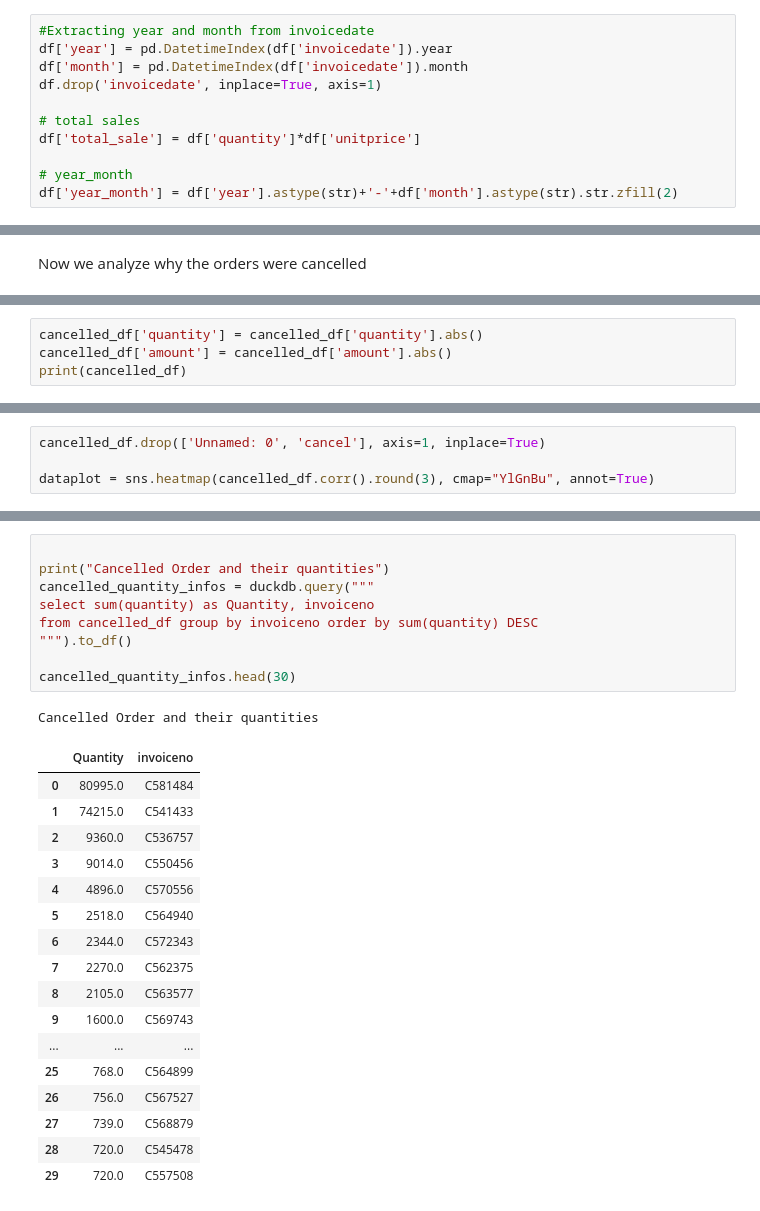
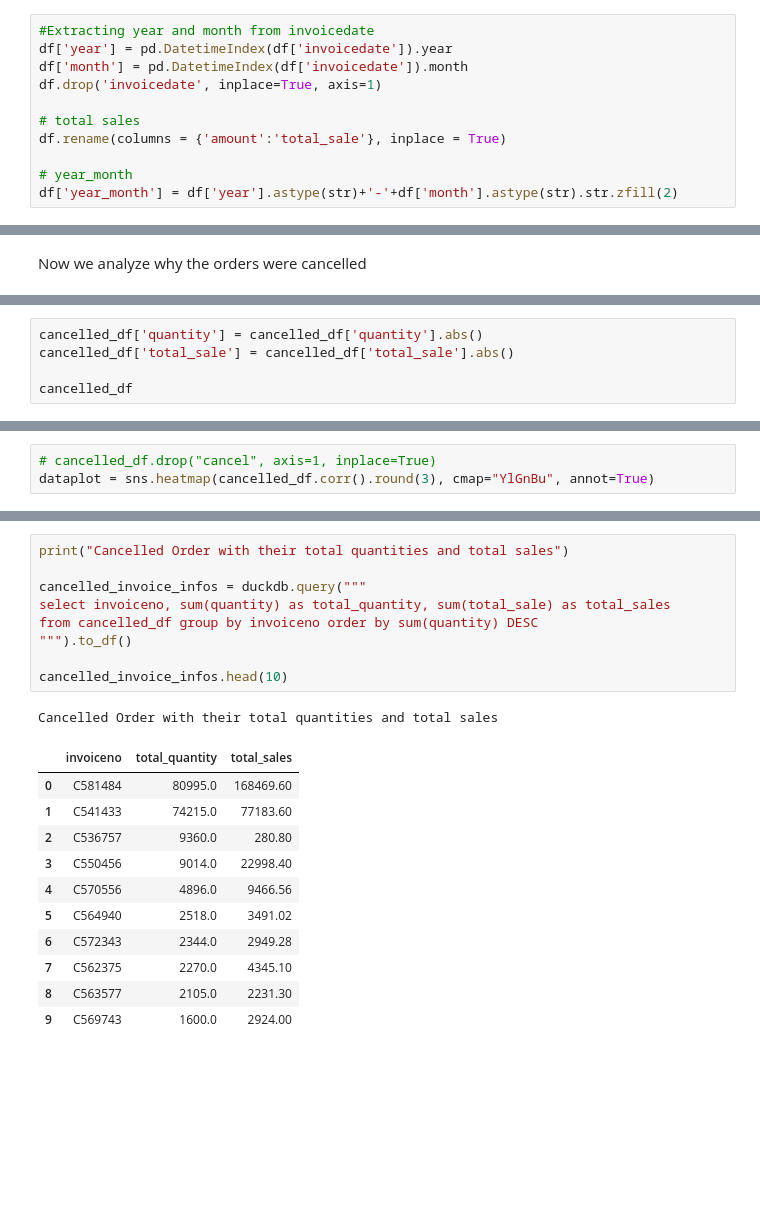
Before and after one commit to Aukerul-Shuvo/DAAS_Retail, a Jupyter notebook: notebook/Diagnostic Analysis.ipynb, the cells around one changed output, grey strips where cells are left out. Saved outputs shown, nothing was run; the diff lists cells and outputs as text; blank space fills up the shorter version.

```diff
--- a/notebook/Diagnostic Analysis.ipynb
+++ b/notebook/Diagnostic Analysis.ipynb
@@ -68,7 +67,7 @@ df['month'] = pd.DatetimeIndex(df['invoicedate']).month
 df.drop('invoicedate', inplace=True, axis=1)
 
 # total sales
-df['total_sale'] = df['quantity']*df['unitprice']
+df.rename(columns = {'amount':'total_sale'}, inplace = True)
 
 # year_month
 df['year_month'] = df['year'].astype(str)+'-'+df['month'].astype(str).str.zfill(2)
@@ -468,5 +462,6 @@ Index(['Unnamed: 0', 'invoiceno', 'stockcode', 'description', 'quantity',
 # %%
 cancelled_df['quantity'] = cancelled_df['quantity'].abs()
-cancelled_df['amount'] = cancelled_df['amount'].abs()
-print(cancelled_df)
+cancelled_df['total_sale'] = cancelled_df['total_sale'].abs()
+
+cancelled_df
 # %% [output]
@@ -499,5 +491,4 @@ See the caveats in the documentation: https://pandas.pydata.org/pandas-docs/stab
 # %%
-cancelled_df.drop(['Unnamed: 0', 'cancel'], axis=1, inplace=True)
-
+# cancelled_df.drop("cancel", axis=1, inplace=True)
 dataplot = sns.heatmap(cancelled_df.corr().round(3), cmap="YlGnBu", annot=True)
 # %% [output]
@@ -511,28 +496,22 @@ From the correlation matrix we can see that quantity, amount can be the reasons
 # %%
+print("Cancelled Order with their total quantities and total sales")
 
-print("Cancelled Order and their quantities")
-cancelled_quantity_infos = duckdb.query("""
-select sum(quantity) as Quantity, invoiceno
+cancelled_invoice_infos = duckdb.query("""
+select invoiceno, sum(quantity) as total_quantity, sum(total_sale) as total_sales
 from cancelled_df group by invoiceno order by sum(quantity) DESC
 """).to_df()
 
-cancelled_quantity_infos.head(30)
+cancelled_invoice_infos.head(10)
 # %% [output]
-Cancelled Order and their quantities
+Cancelled Order with their total quantities and total sales
-|  | Quantity | invoiceno |
-| 0 | 80995.0 | C581484 |
-| 1 | 74215.0 | C541433 |
-| 2 | 9360.0 | C536757 |
-| 3 | 9014.0 | C550456 |
-| 4 | 4896.0 | C570556 |
-| 5 | 2518.0 | C564940 |
-| 6 | 2344.0 | C572343 |
-| 7 | 2270.0 | C562375 |
-| 8 | 2105.0 | C563577 |
-| 9 | 1600.0 | C569743 |
-| ... | ... | ... |
-| 25 | 768.0 | C564899 |
-| 26 | 756.0 | C567527 |
-| 27 | 739.0 | C568879 |
-| 28 | 720.0 | C545478 |
-| 29 | 720.0 | C557508 |
+|  | invoiceno | total_quantity | total_sales |
+| 0 | C581484 | 80995.0 | 168469.60 |
+| 1 | C541433 | 74215.0 | 77183.60 |
+| 2 | C536757 | 9360.0 | 280.80 |
+| 3 | C550456 | 9014.0 | 22998.40 |
+| 4 | C570556 | 4896.0 | 9466.56 |
+| 5 | C564940 | 2518.0 | 3491.02 |
+| 6 | C572343 | 2344.0 | 2949.28 |
+| 7 | C562375 | 2270.0 | 4345.10 |
+| 8 | C563577 | 2105.0 | 2231.30 |
+| 9 | C569743 | 1600.0 | 2924.00 |
```
Also changed, not shown: parts of 20 cells of this notebook.
